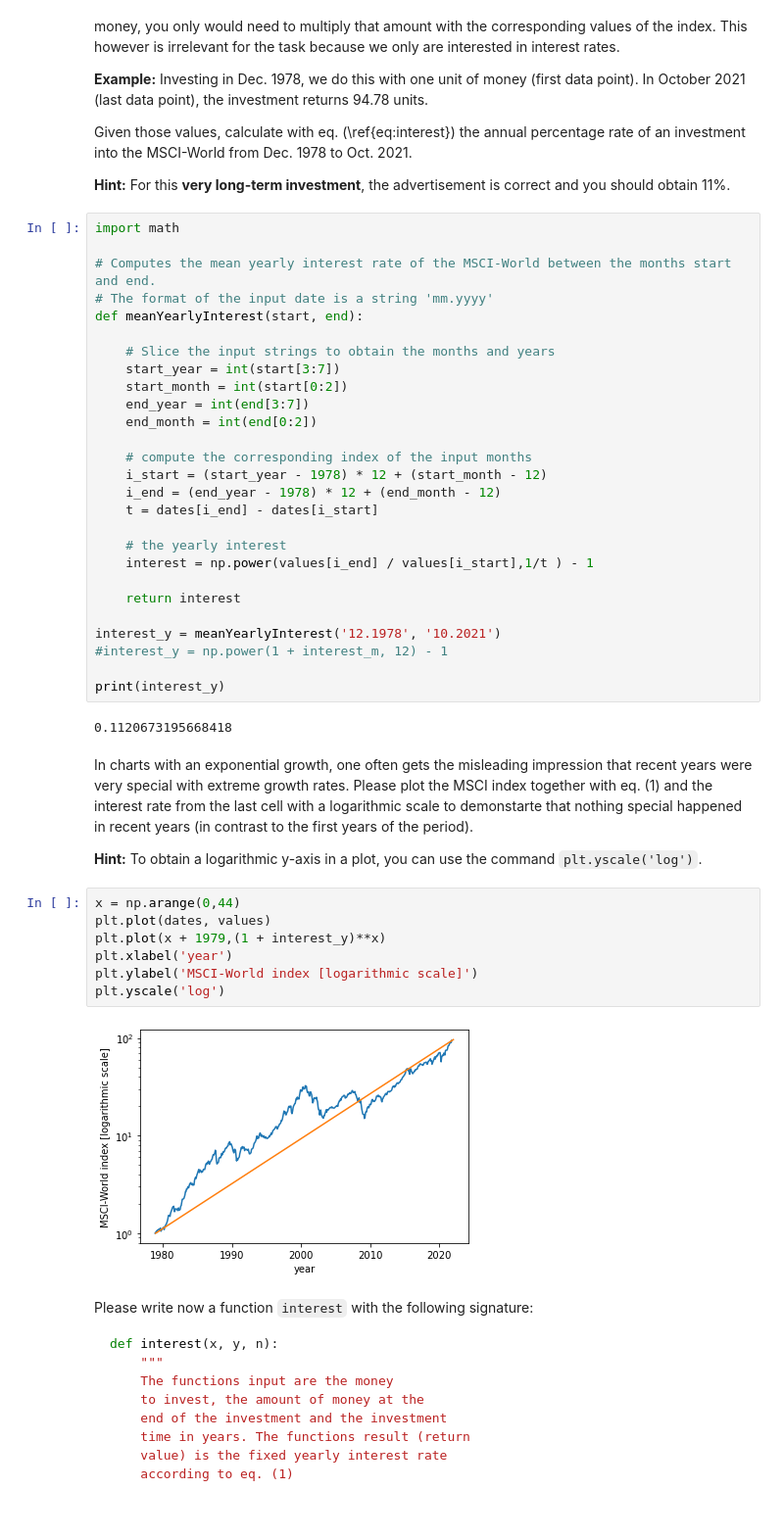
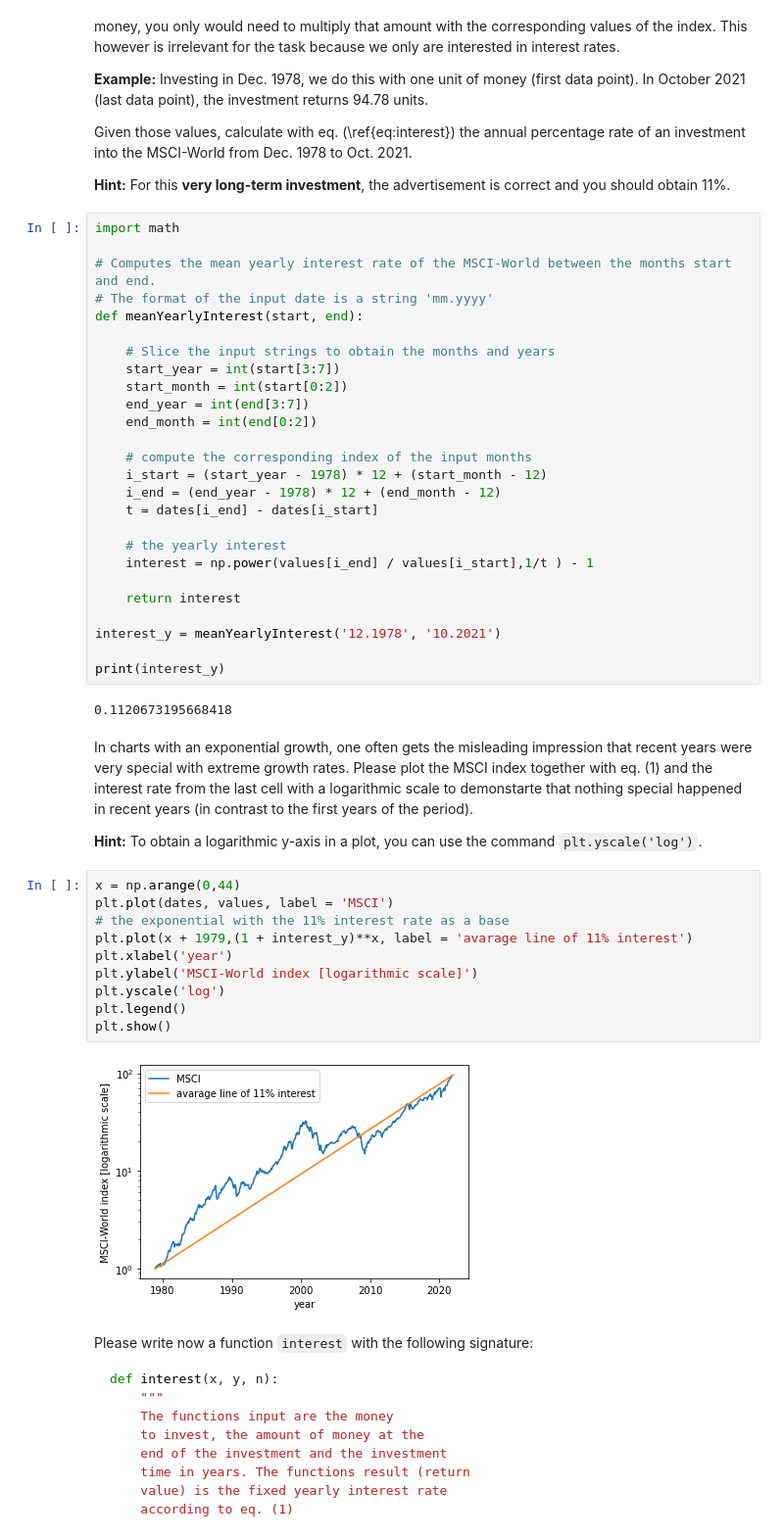
Before and after one commit to tesla1900/programming_course, a Jupyter notebook: Project_Moritz/Project_1_Stock_Market_Investements_students.ipynb, the cells around one changed output. Shown: that part at 98% size. Saved outputs shown, nothing was run; the diff lists cells and outputs as text.

```diff
--- a/Project_Moritz/Project_1_Stock_Market_Investements_students.ipynb
+++ b/Project_Moritz/Project_1_Stock_Market_Investements_students.ipynb
@@ -118,7 +118,6 @@ def meanYearlyInterest(start, end):
     return interest
 
 interest_y = meanYearlyInterest('12.1978', '10.2021')
-#interest_y = np.power(1 + interest_m, 12) - 1
 
 print(interest_y)
 # %% [output]
@@ -129,13 +128,16 @@ In charts with an exponential growth, one often gets the misleading impression t
 **Hint:** To obtain a logarithmic y-axis in a plot, you can use the command `plt.yscale('log')`.
 # %%
 x = np.arange(0,44)
-plt.plot(dates, values)
-plt.plot(x + 1979,(1 + interest_y)**x)
+plt.plot(dates, values, label = 'MSCI')
+# the exponential with the 11% interest rate as a base
+plt.plot(x + 1979,(1 + interest_y)**x, label = 'avarage line of 11% interest')
 plt.xlabel('year')
 plt.ylabel('MSCI-World index [logarithmic scale]')
 plt.yscale('log')
+plt.legend()
+plt.show()
 # %% [output]
-[figure, old version]
+[figure, new version]
 # %% [markdown]
 Please write now a function `interest` with the following signature:
 
```
Also changed, not shown: parts of 10 cells of this notebook.
